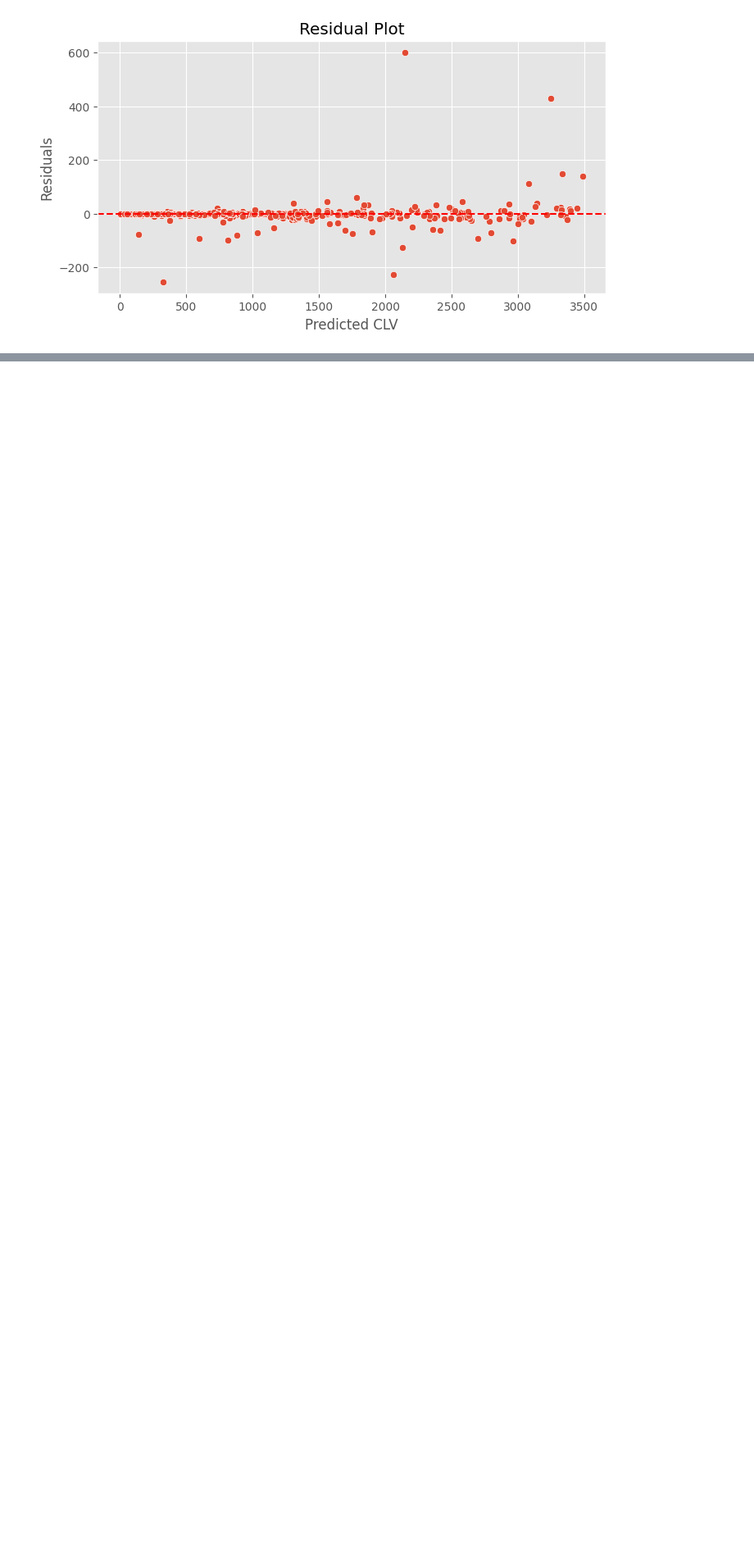
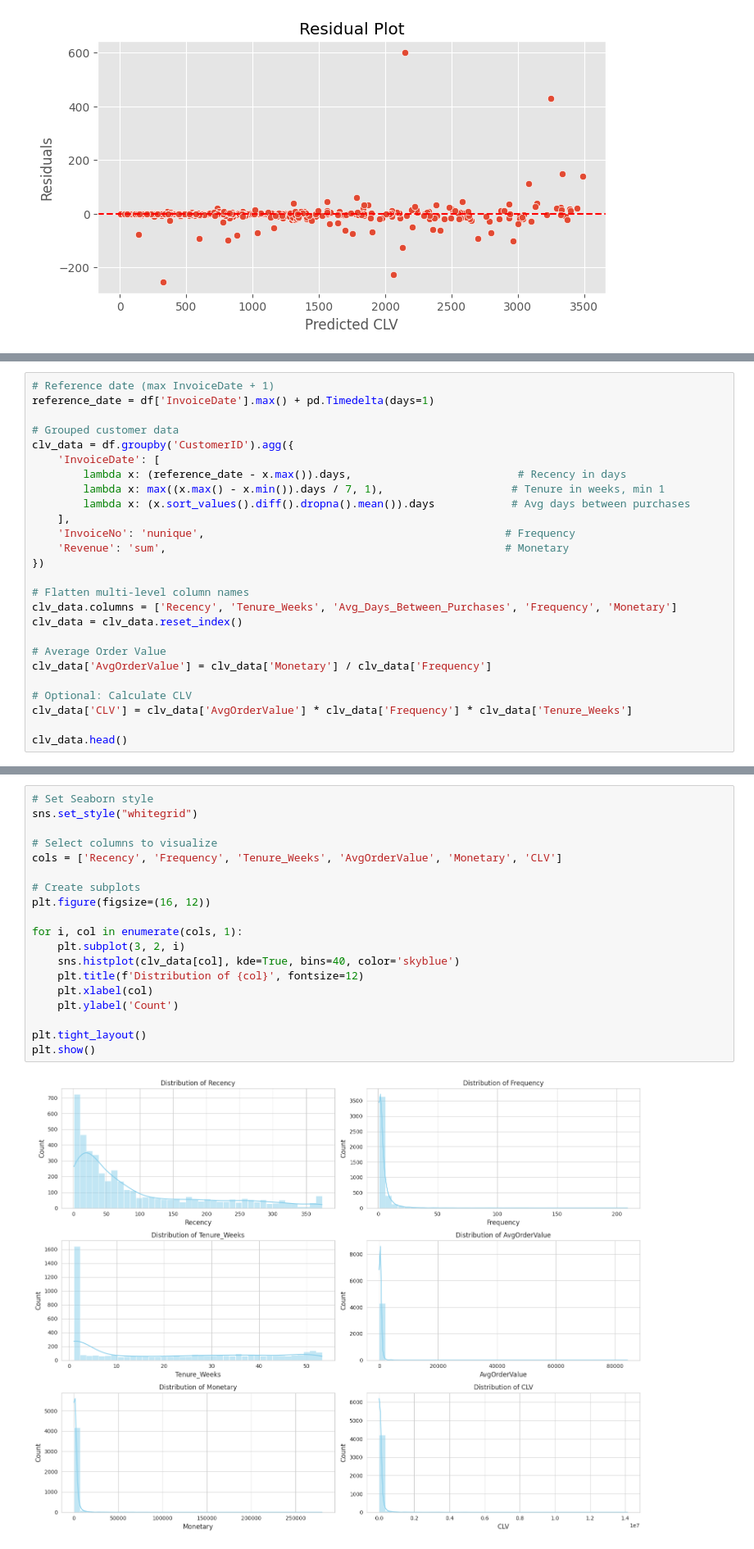
Before and after one commit to BrightmanMT/Pytorch-Tutorial-Youtube, a Jupyter notebook: CustomerLifetimeValue.ipynb, the cells around one changed output, grey strips where cells are left out. Shown at 82% size. Drawn from its saved outputs; the diff is of its cells as text; blank space fills up the shorter version.

```diff
--- a/CustomerLifetimeValue.ipynb
+++ b/CustomerLifetimeValue.ipynb
@@ -763,0 +783,26 @@ plt.show()
+# %%
+# Reference date (max InvoiceDate + 1)
+reference_date = df['InvoiceDate'].max() + pd.Timedelta(days=1)
+
+# Grouped customer data
+clv_data = df.groupby('CustomerID').agg({
+    'InvoiceDate': [
+        lambda x: (reference_date - x.max()).days,                          # Recency in days
+        lambda x: max((x.max() - x.min()).days / 7, 1),                    # Tenure in weeks, min 1
+        lambda x: (x.sort_values().diff().dropna().mean()).days            # Avg days between purchases
+    ],
+    'InvoiceNo': 'nunique',                                               # Frequency
+    'Revenue': 'sum',                                                     # Monetary
+})
+
+# Flatten multi-level column names
+clv_data.columns = ['Recency', 'Tenure_Weeks', 'Avg_Days_Between_Purchases', 'Frequency', 'Monetary']
+clv_data = clv_data.reset_index()
+
+# Average Order Value
+clv_data['AvgOrderValue'] = clv_data['Monetary'] / clv_data['Frequency']
+
+# Optional: Calculate CLV
+clv_data['CLV'] = clv_data['AvgOrderValue'] * clv_data['Frequency'] * clv_data['Tenure_Weeks']
+
+clv_data.head()
@@ -763,0 +816,21 @@ plt.show()
+# %%
+# Set Seaborn style
+sns.set_style("whitegrid")
+
+# Select columns to visualize
+cols = ['Recency', 'Frequency', 'Tenure_Weeks', 'AvgOrderValue', 'Monetary', 'CLV']
+
+# Create subplots
+plt.figure(figsize=(16, 12))
+
+for i, col in enumerate(cols, 1):
+    plt.subplot(3, 2, i)
+    sns.histplot(clv_data[col], kde=True, bins=40, color='skyblue')
+    plt.title(f'Distribution of {col}', fontsize=12)
+    plt.xlabel(col)
+    plt.ylabel('Count')
+
+plt.tight_layout()
+plt.show()
+# %% [output]
+[figure, added]
```
Also changed, not shown: parts of 18 cells of this notebook.
